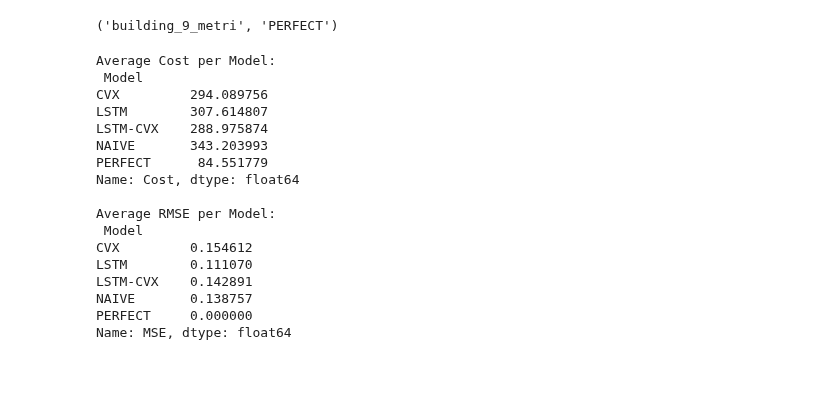
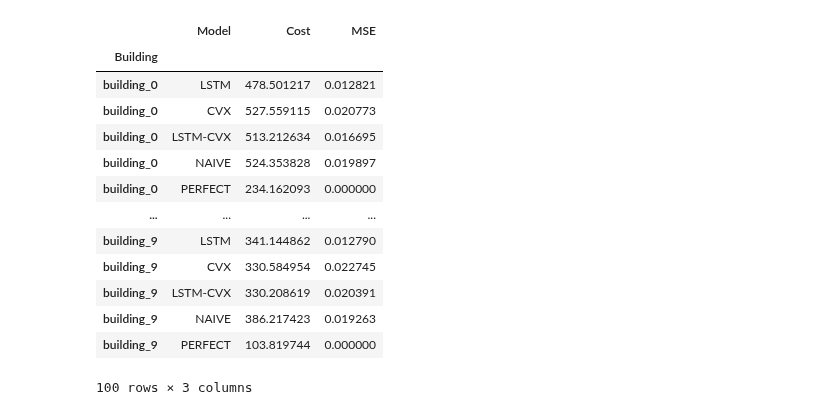
Before and after one commit to Joris-Dprtr/DFL_PVB, a Jupyter notebook: notebooks/figures.ipynb, the cells around one changed output. Saved outputs shown, nothing was run; the diff lists cells and outputs as text; code cells hidden in the pictures; blank space fills up the shorter version.

```diff
--- a/notebooks/figures.ipynb
+++ b/notebooks/figures.ipynb
@@ -19,7 +19,7 @@ dataframes = {}
 # Loop through each file and read into a DataFrame
 for file in files:  # Assuming filenames are building_0.csv to building_15.csv
     # Read the CSV
-    df = pd.read_csv('../results/' + file, index_col=0)
-    file_name = file.rstrip('.csv')
+    df = pd.read_csv('../results/' + file)
+    file_name = file.rstrip('_metrics.csv')
     # Store only the columns 'real' and 'rmse'
-    dataframes[file_name] = df[['Cost', 'MSE']]
+    dataframes[file_name] = df[['Model','Cost', 'MSE']]
@@ -26,41 +36,5 @@ for file in files:  # Assuming filenames are building_0.csv to building_15.csv
 # %%
 # Combine all DataFrames into a single DataFrame with MultiIndex
 combined_df = pd.concat(dataframes, axis=0)
+combined_df.index = combined_df.index.droplevel(1)  # Remove the second index level
+combined_df.index.name = "Building"
-# %%
-combined_df.index[-1]
-# %% [output]
-('building_9_metri', 'PERFECT')
-# %%
-# Define the models to filter
-selected_models = ["PERFECT", "CVX", "LSTM-CVX", "LSTM", "NAIVE"]
-
-# Select only the relevant models
-filtered_df = combined_df.loc[(slice(None), selected_models), :]
-
-# Compute the average Cost per Model
-avg_cost_per_model = filtered_df.groupby("Model")["Cost"].mean()
-
-# Compute the average RMSE per Model
-avg_rmse_per_model = filtered_df.groupby("Model")["MSE"].apply(lambda x: np.sqrt(x).mean())
-
-# Display results
-print("Average Cost per Model:\n", avg_cost_per_model)
-print("\nAverage RMSE per Model:\n", avg_rmse_per_model)
-# %% [output]
-Average Cost per Model:
- Model
-CVX         294.089756
-LSTM        307.614807
-LSTM-CVX    288.975874
-NAIVE       343.203993
-PERFECT      84.551779
-Name: Cost, dtype: float64
-
-Average RMSE per Model:
- Model
-CVX         0.154612
-LSTM        0.111070
-LSTM-CVX    0.142891
-NAIVE       0.138757
-PERFECT     0.000000
-Name: MSE, dtype: float64
@@ -82,0 +41,19 @@ def reset_multiindex_building_indices(df):
+# %%
+combined_df = combined_df[~combined_df["Model"].isin(["CVX-LSTM"])]
+# %%
+combined_df
+# %% [output]
+|  | Model | Cost | MSE |
+| Building |  |  |  |
+| building_0 | LSTM | 478.501217 | 0.012821 |
+| building_0 | CVX | 527.559115 | 0.020773 |
+| building_0 | LSTM-CVX | 513.212634 | 0.016695 |
+| building_0 | NAIVE | 524.353828 | 0.019897 |
+| building_0 | PERFECT | 234.162093 | 0.000000 |
+| ... | ... | ... | ... |
+| building_9 | LSTM | 341.144862 | 0.012790 |
+| building_9 | CVX | 330.584954 | 0.022745 |
+| building_9 | LSTM-CVX | 330.208619 | 0.020391 |
+| building_9 | NAIVE | 386.217423 | 0.019263 |
+| building_9 | PERFECT | 103.819744 | 0.000000 |
+100 rows × 3 columns
```
Also changed, not shown: parts of 13 cells of this notebook.
